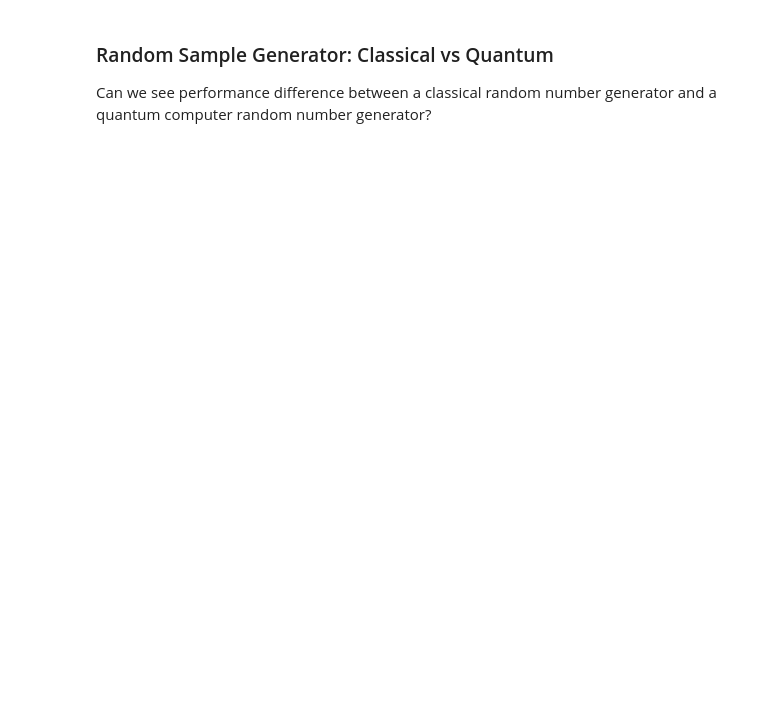
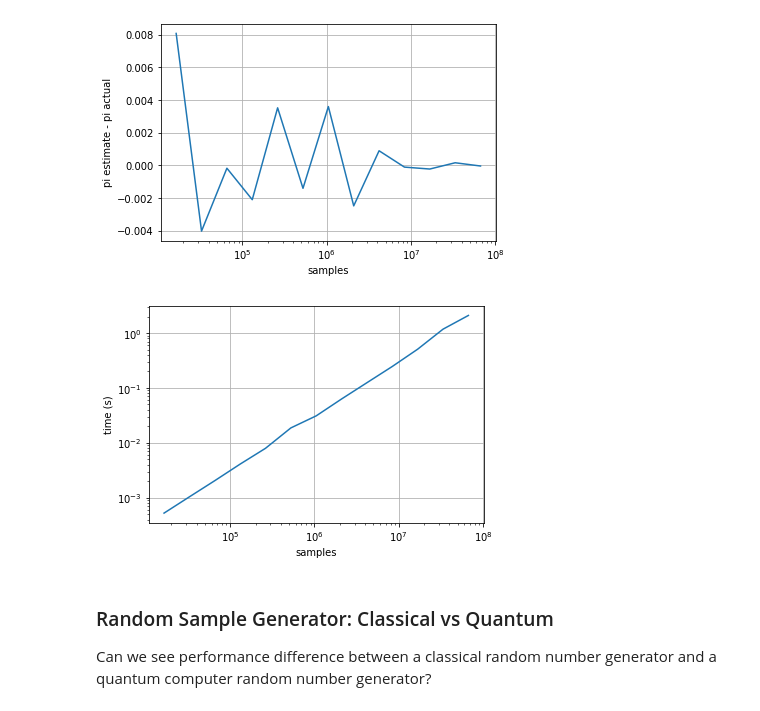
Before and after one commit to ajrazander/random-science, a Jupyter notebook: Pi.ipynb, the cells around one changed output. Saved outputs shown, nothing was run; the diff lists cells and outputs as text; code cells hidden in the pictures; blank space fills up the shorter version.

```diff
--- a/Pi.ipynb
+++ b/Pi.ipynb
@@ -11,0 +27,14 @@ AttributeError: module 'numpy' has no attribute 'genbitrand'
+# %%
+# Speed up computation njit speeds up calculation from 39 miliseconds to 280 microseconds for N = 8192
+@njit(fastmath=True)
+def pi(N):
+    Nc = 0
+    for i in range(N):
+        # Get random x and y values where bottom left corner of the sqaure is (0,0)
+        rand_xval = random.getrandbits(int(np.log2(N))) / N  # returns values between 0 and 1 discretized by N
+        rand_yval = random.getrandbits(int(np.log2(N))) / N  # returns values between 0 and 1 discretized by N
+        # Compute radial distance [remember cirle is centered at (0.5,0.5)]
+        rad_dis = np.sqrt((rand_xval-0.5)*(rand_xval-0.5) + (rand_yval-0.5)*(rand_yval-0.5))  # no need to take sqaure root since radius is 1
+        if (rad_dis < 0.5):
+            Nc += 1
+    return 4*Nc/N
@@ -12,3 +45,35 @@ AttributeError: module 'numpy' has no attribute 'genbitrand'
+# %%
+# See sample size N vs computation time
+Ns = np.asarray([2**i for i in range(14,27)])
+T = np.zeros(Ns.shape)
+pi_ests = np.zeros(Ns.shape)
+
+for i,n in enumerate(Ns):
+    start = time.time()
+    pi_est = pi(n)
+    end = time.time()
+    pi_ests[i] = pi_est
+    T[i] = end-start
+# %%
+# "Residuals"
+plt.plot(Ns,pi_ests-np.pi)
+plt.ylabel('pi estimate - pi actual')
+plt.xscale('log')
+plt.xlabel('samples')
+plt.grid(True)
+plt.show()
+
+# Samples vs Time
+plt.plot(Ns,T)
+plt.xscale('log')
+plt.xlabel('samples')
+plt.yscale('log')
+plt.ylabel('time (s)')
+plt.grid(True)
+plt.show()
+# %% [output]
+[figure, added]
+[figure, added]
 # %% [markdown]
 ### Random Sample Generator: Classical vs Quantum
 
```
Also changed, not shown: parts of 5 cells of this notebook.
